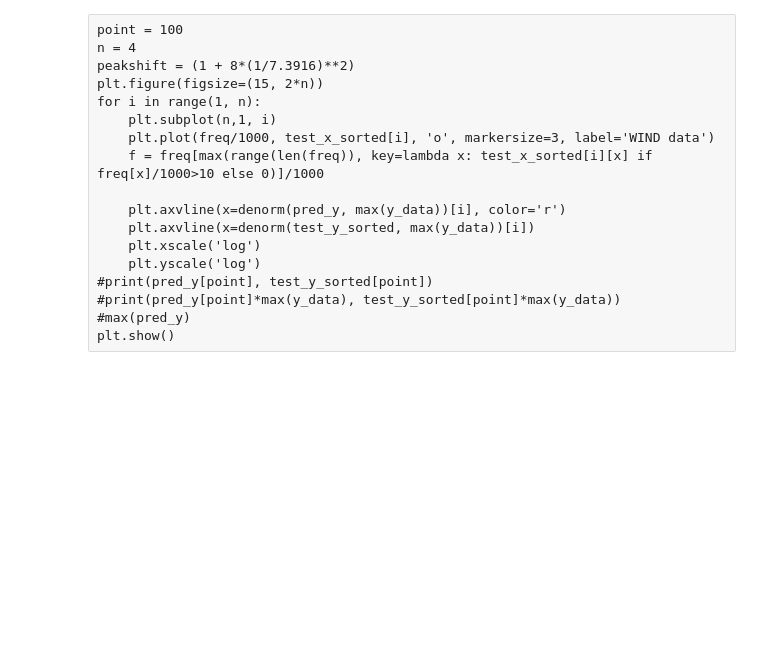
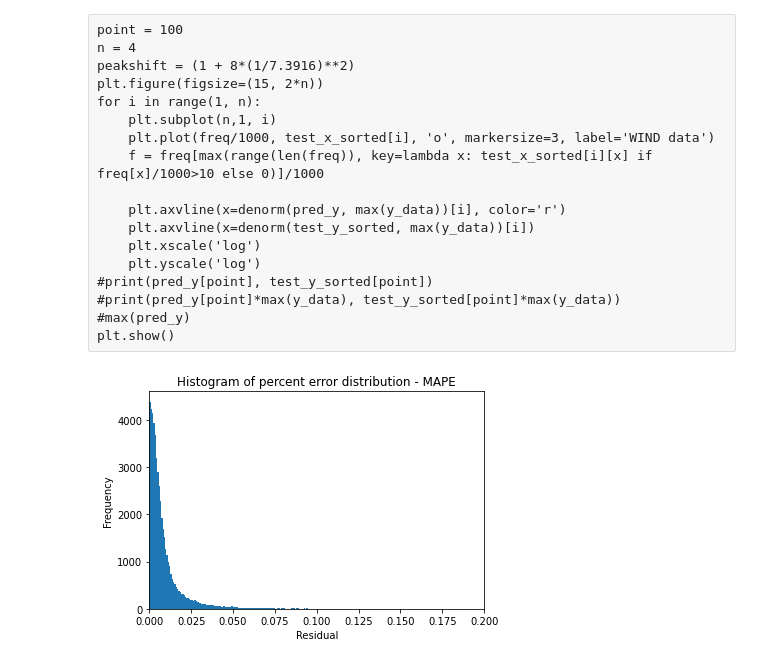
Before and after one commit to AyushmaanAggarwal/qtn-proj-ayu, a Jupyter notebook: cnn_wind.ipynb, the cells around one changed output. Drawn from its saved outputs; the diff is of its cells as text; code cells hidden in the pictures; blank space fills up the shorter version.

```diff
--- a/cnn_wind.ipynb
+++ b/cnn_wind.ipynb
@@ -174,8 +198,13 @@ for i in range(1, n):
 #max(pred_y)
 plt.show()
 # %%
-plt.figure(facecolor='w')
-plt.title("Histogram of percent error distribution")
-plt.hist([v for v in lst], bins=1000)
+fig, ax = plt.subplots(facecolor='w')
+ax.hist(lst, 2000, histtype='bar')
 plt.xlim((0,.2))
-#plt.savefig("plots/file.png")
+ax.set_title("Histogram of percent error distribution - MAPE")
+ax.set_xlabel("Residual")
+ax.set_ylabel("Frequency")
+#plt.show()
+plt.savefig("plots/hist_mape.png", dpi=500)
+# %% [output]
+[figure, added]
```
Also changed, not shown: parts of 18 cells of this notebook, 1 other file.
